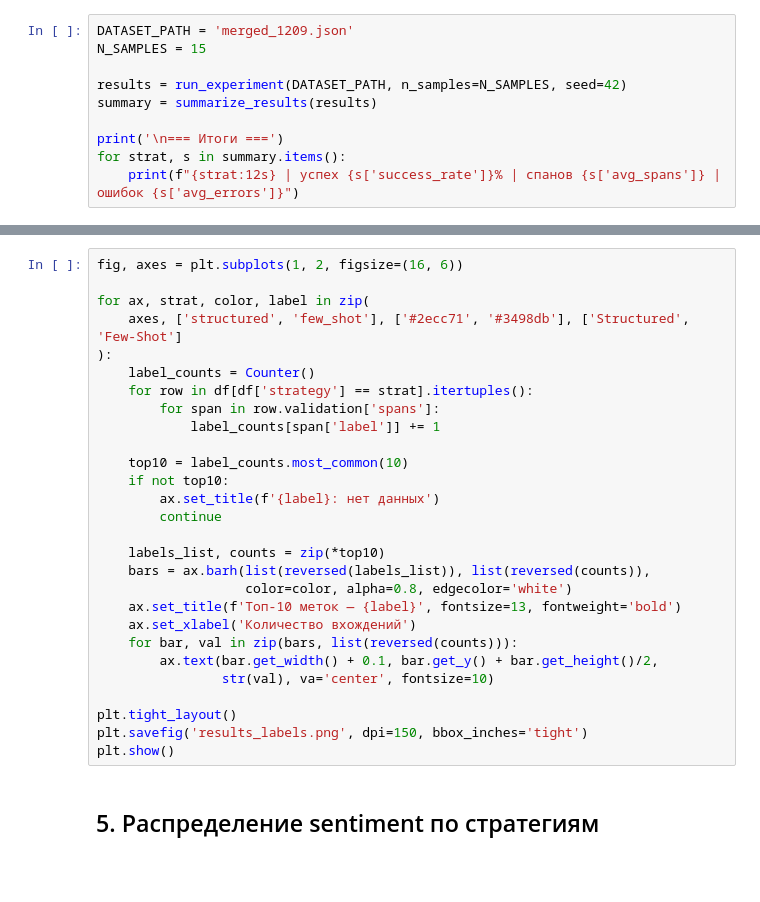
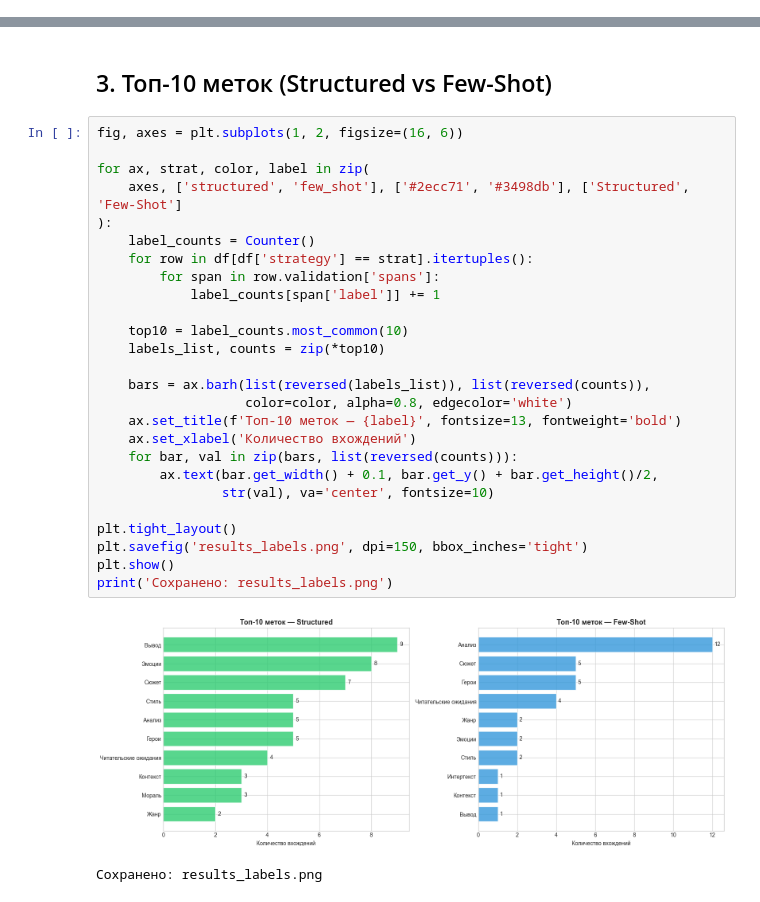
Before and after one commit to yfaizrahmanova/tguai-segmenter, a Jupyter notebook: analysis.ipynb, the cells around one changed output, grey strips where cells are left out. Cells and saved outputs as stored; diff of their text form; blank space fills up the shorter version.

```diff
--- a/analysis.ipynb
+++ b/analysis.ipynb
@@ -29,10 +9,0 @@ print('Модули загружены успешно')
-# %%
-DATASET_PATH = 'merged_1209.json'
-N_SAMPLES = 15
-
-results = run_experiment(DATASET_PATH, n_samples=N_SAMPLES, seed=42)
-summary = summarize_results(results)
-
-print('\n=== Итоги ===')
-for strat, s in summary.items():
-    print(f"{strat:12s} | успех {s['success_rate']}% | спанов {s['avg_spans']} | ошибок {s['avg_errors']}")
@@ -117,30 +107,31 @@ plt.show()
+# %% [markdown]
+## 3. Топ-10 меток (Structured vs Few-Shot)
 # %%
 fig, axes = plt.subplots(1, 2, figsize=(16, 6))
 
 for ax, strat, color, label in zip(
     axes, ['structured', 'few_shot'], ['#2ecc71', '#3498db'], ['Structured', 'Few-Shot']
 ):
     label_counts = Counter()
     for row in df[df['strategy'] == strat].itertuples():
         for span in row.validation['spans']:
             label_counts[span['label']] += 1
 
     top10 = label_counts.most_common(10)
-    if not top10:
-        ax.set_title(f'{label}: нет данных')
-        continue
+    labels_list, counts = zip(*top10)
 
-    labels_list, counts = zip(*top10)
     bars = ax.barh(list(reversed(labels_list)), list(reversed(counts)),
                    color=color, alpha=0.8, edgecolor='white')
     ax.set_title(f'Топ-10 меток — {label}', fontsize=13, fontweight='bold')
     ax.set_xlabel('Количество вхождений')
     for bar, val in zip(bars, list(reversed(counts))):
         ax.text(bar.get_width() + 0.1, bar.get_y() + bar.get_height()/2,
                 str(val), va='center', fontsize=10)
 
 plt.tight_layout()
 plt.savefig('results_labels.png', dpi=150, bbox_inches='tight')
 plt.show()
+print('Сохранено: results_labels.png')
+# %% [output]
+[figure, added]
+Сохранено: results_labels.png
-# %% [markdown]
-## 5. Распределение sentiment по стратегиям
```
Also changed, not shown: parts of 17 cells of this notebook, 5 other files.
